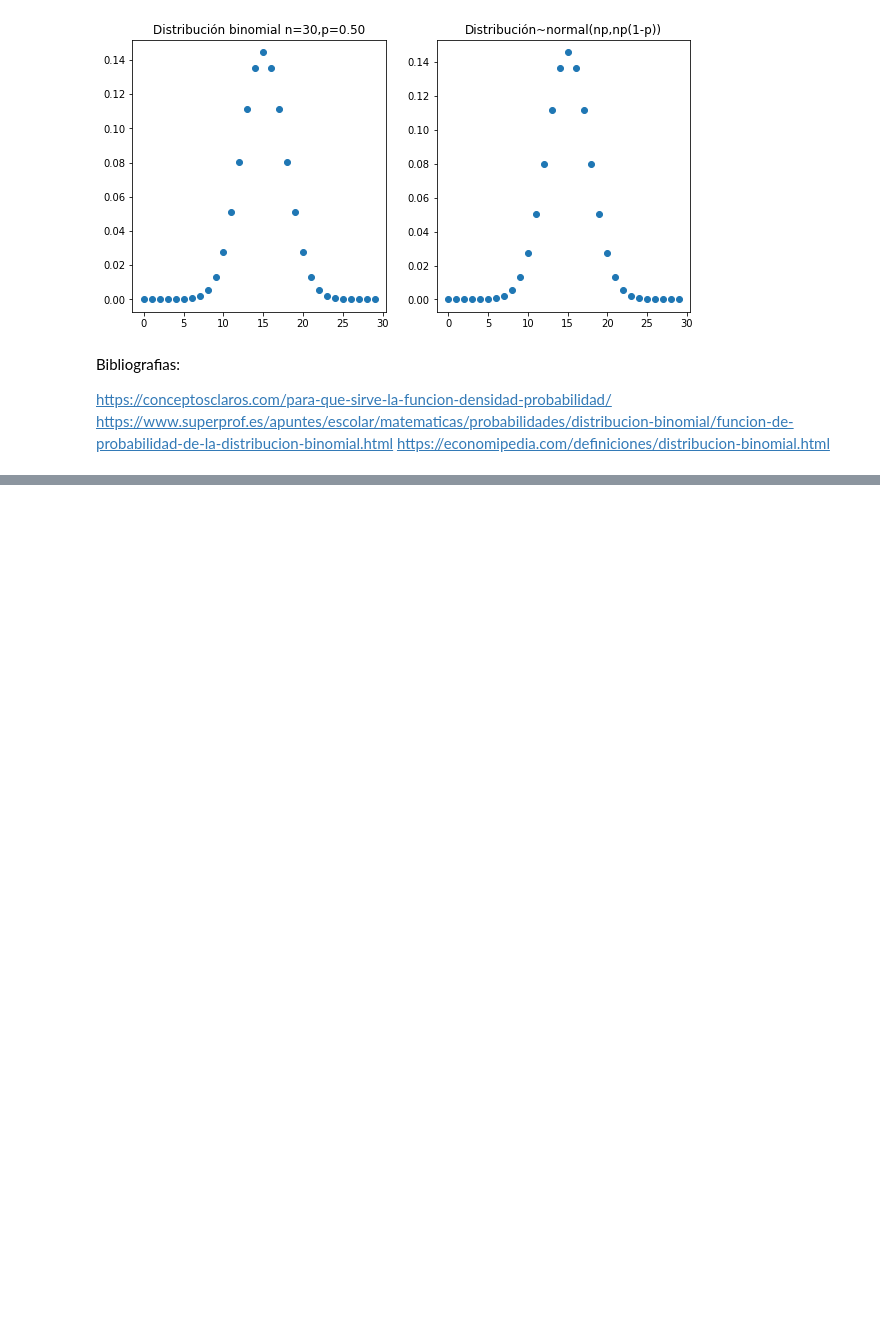
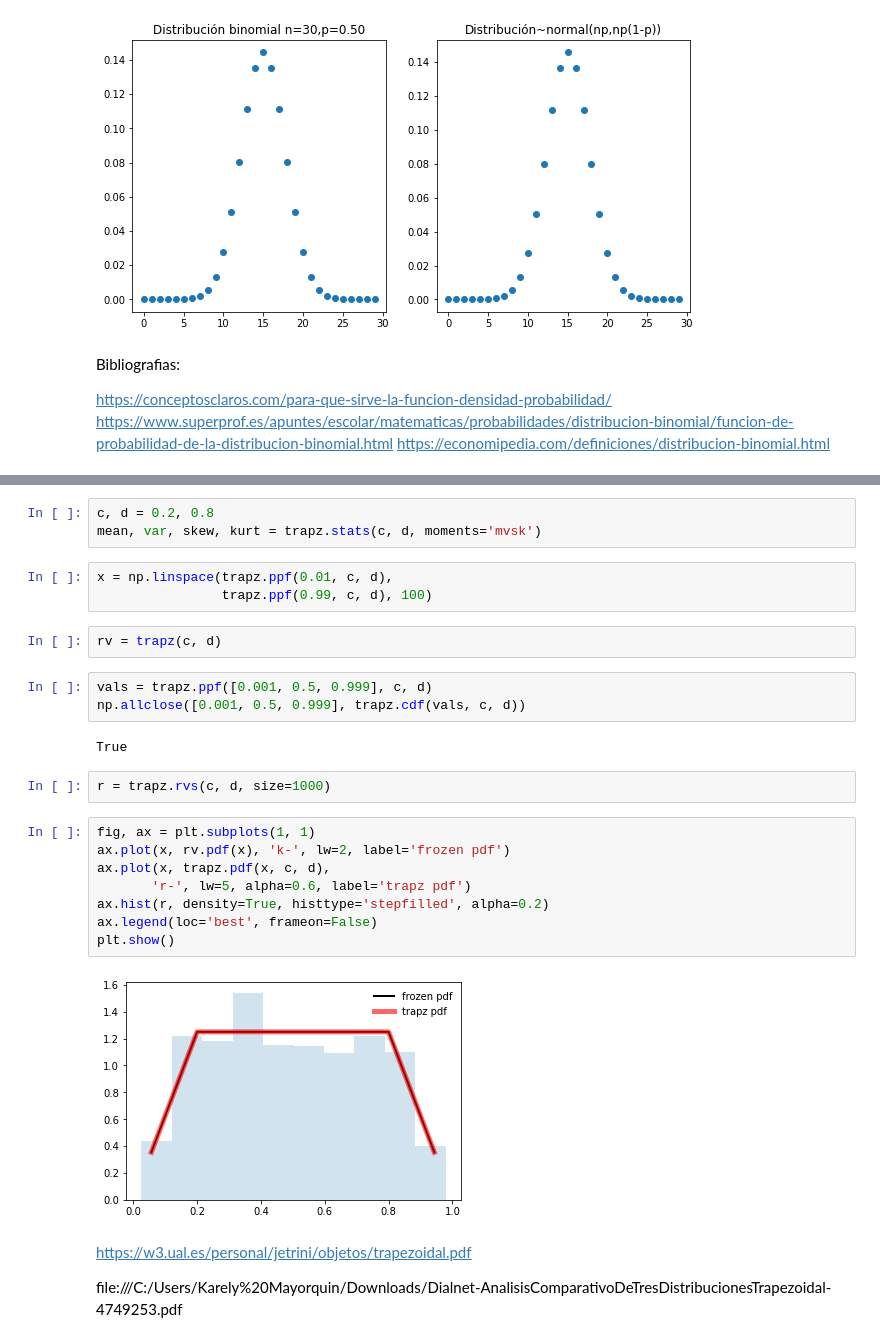
Before and after one commit to Julio99olaf/Pagina-distribucion, a Jupyter notebook: Distribuciones .ipynb, the cells around one changed output, grey strips where cells are left out. Drawn from its saved outputs; the diff is of its cells as text; blank space fills up the shorter version.

```diff
--- a/Distribuciones .ipynb
+++ b/Distribuciones .ipynb
@@ -155,0 +192,29 @@ https://economipedia.com/definiciones/distribucion-binomial.html
+# %%
+c, d = 0.2, 0.8
+mean, var, skew, kurt = trapz.stats(c, d, moments='mvsk')
+# %%
+x = np.linspace(trapz.ppf(0.01, c, d),
+                trapz.ppf(0.99, c, d), 100)
+# %%
+rv = trapz(c, d)
+# %%
+vals = trapz.ppf([0.001, 0.5, 0.999], c, d)
+np.allclose([0.001, 0.5, 0.999], trapz.cdf(vals, c, d))
+# %% [output]
+True
+# %%
+r = trapz.rvs(c, d, size=1000)
+# %%
+fig, ax = plt.subplots(1, 1)
+ax.plot(x, rv.pdf(x), 'k-', lw=2, label='frozen pdf')
+ax.plot(x, trapz.pdf(x, c, d),
+       'r-', lw=5, alpha=0.6, label='trapz pdf')
+ax.hist(r, density=True, histtype='stepfilled', alpha=0.2)
+ax.legend(loc='best', frameon=False)
+plt.show()
+# %% [output]
+[figure, added]
+# %% [markdown]
+https://w3.ual.es/personal/jetrini/objetos/trapezoidal.pdf
+
+file:///C:/Users/Karely%20Mayorquin/Downloads/Dialnet-AnalisisComparativoDeTresDistribucionesTrapezoidal-4749253.pdf
```
Also changed, not shown: parts of 11 cells of this notebook.
